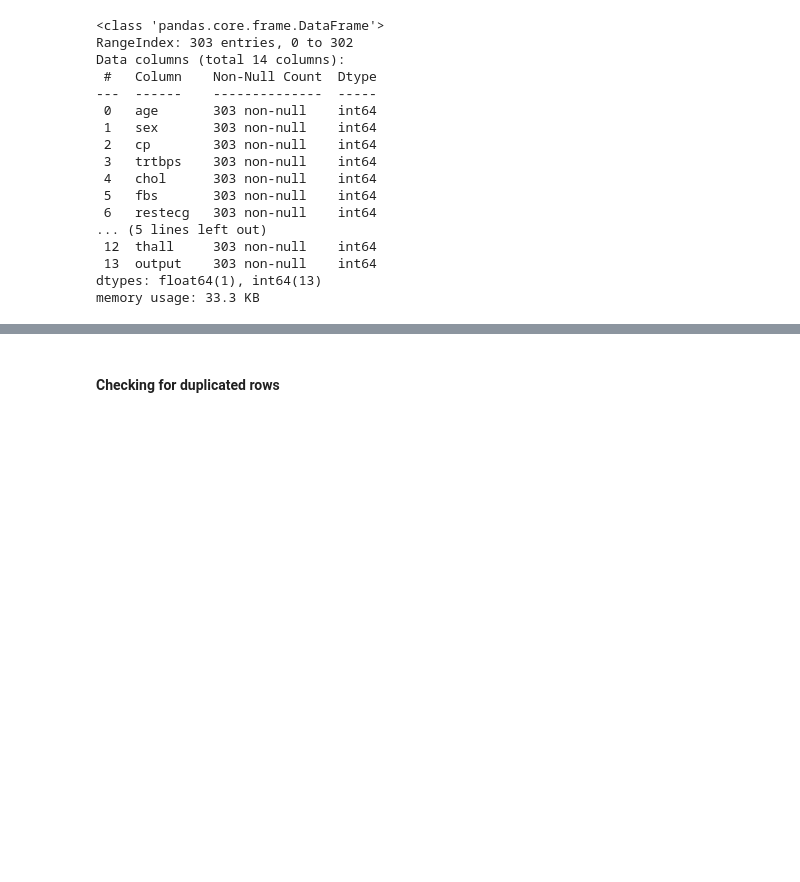
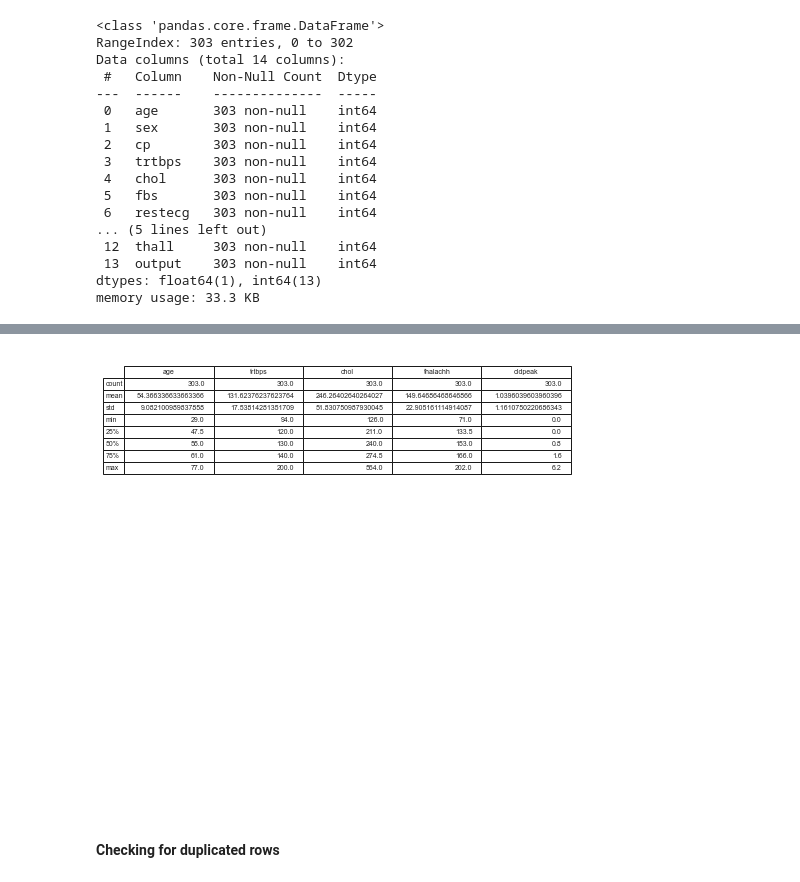
Before and after one commit to ITheophile/Heart_attack, a Jupyter notebook: heart_attack_EDA.ipynb, the cells around one changed output, grey strips where cells are left out. Saved outputs shown, nothing was run; the diff lists cells and outputs as text; code cells hidden in the pictures; blank space fills up the shorter version.

```diff
--- a/heart_attack_EDA.ipynb
+++ b/heart_attack_EDA.ipynb
@@ -48,3 +48,22 @@ df.describe()
+# %%
+from pandas.plotting import table
+desc = df[num_var].describe()
+
+    #create a subplot without frame
+plot = plt.subplot(111, frame_on=False)
+
+    #remove axis
+plot.xaxis.set_visible(False)
+plot.yaxis.set_visible(False)
+
+
+    # create the table plot and position it in the upper left corner
+table(plot, desc,loc='upper right')
+
+    #save the plot as a png file
+plt.savefig('desc_plot.png')
+# %% [output]
+[figure, added]
 # %% [markdown]
 #### Checking for duplicated rows
 # %%
```
Also changed, not shown: parts of 6 cells of this notebook, 1 other file.
